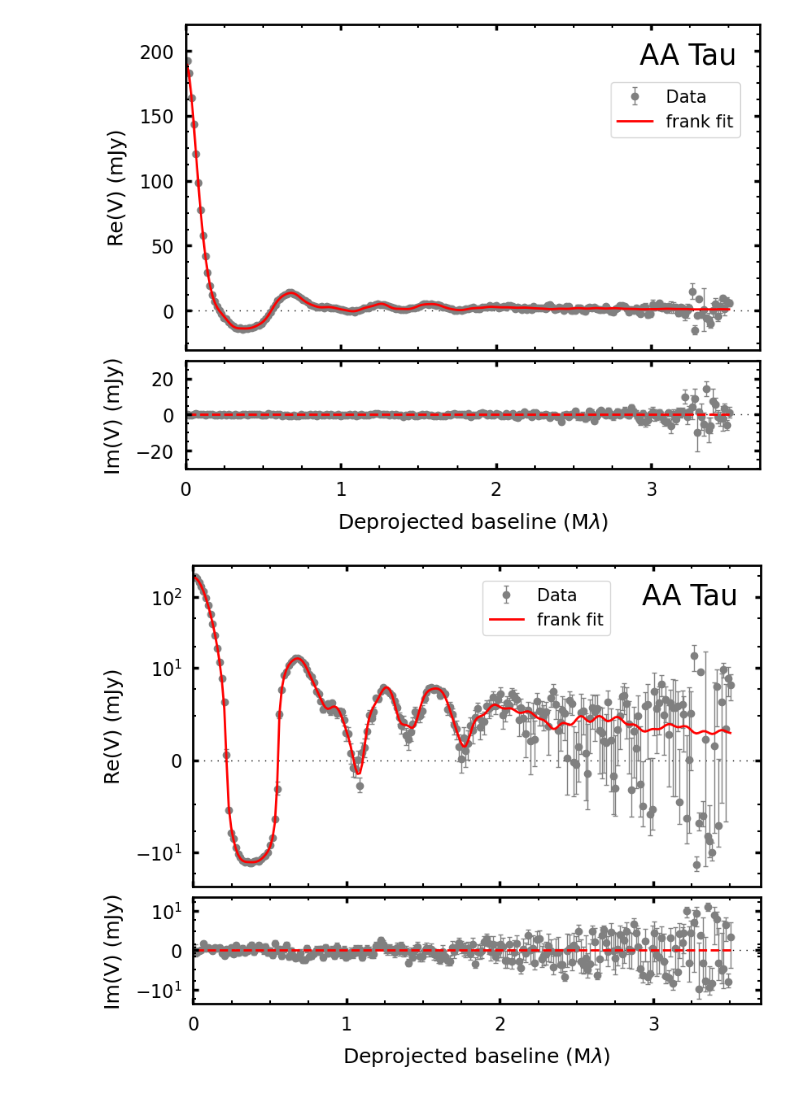
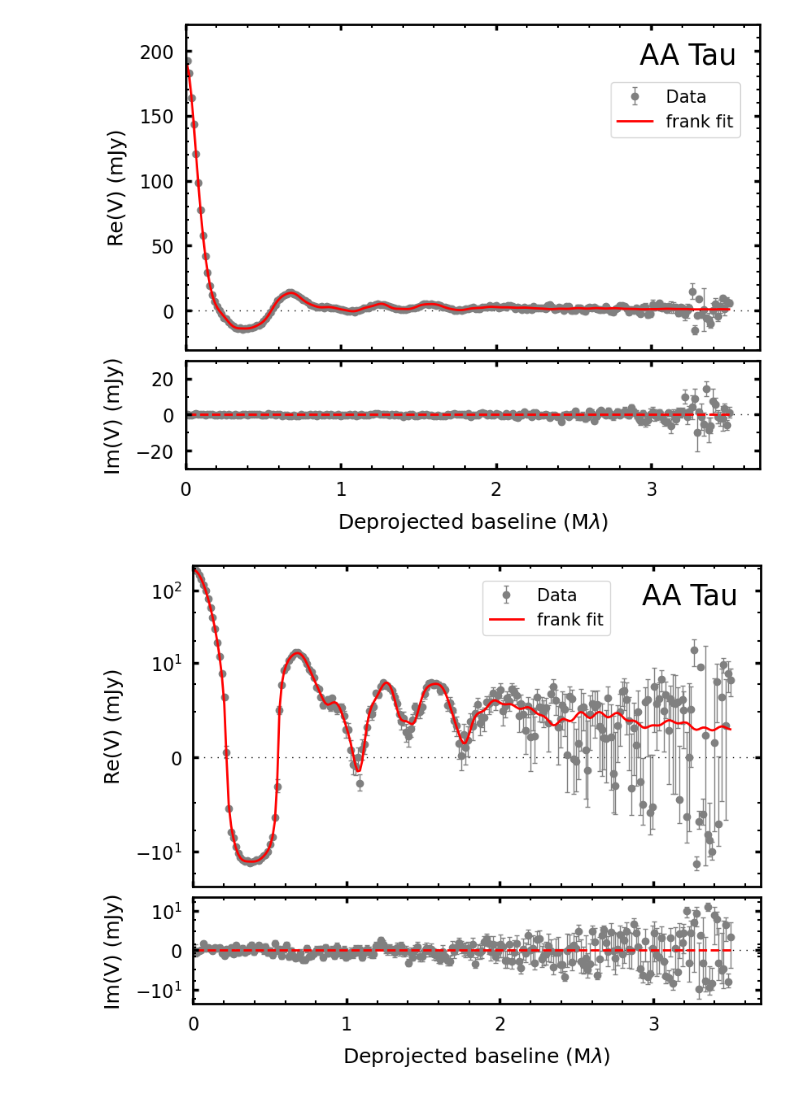
Before and after one commit to pcurone/exoALMA_continuum_pipeline, a Jupyter notebook: analysis/visibility_plot_frank_fit.ipynb, the cells around one changed output. Drawn from its saved outputs; the diff is of its cells as text; code cells hidden in the pictures.

```diff
--- a/analysis/visibility_plot_frank_fit.ipynb
+++ b/analysis/visibility_plot_frank_fit.ipynb
@@ -26,6 +26,20 @@ import diskdictionary as disk
 # %%
 target = 'AA_Tau'
 target_label = disk.disk[target]['label']
+
+bin_width = 15e3
+
+xlim = 3.7
+x_maj_ticks = 1
+x_min_ticks = x_maj_ticks/5
+
+re_ymin, re_ymax = -30, 220
+re_y_maj_ticks = 50
+re_y_min_ticks = re_y_maj_ticks/5
+
+im_ylim = 30
+im_y_maj_ticks = 20
+im_y_min_ticks = re_y_maj_ticks/4
 # %%
 # Load data
 dat_uv = np.load(f'../data/{target}_continuum.vis.npz')
@@ -125,54 +135,51 @@ axs[1].plot(binned_vis.uv / 1e6, np.zeros(binned_vis.uv.shape[0]), color='r', li
 axs[0].hlines(0,-10,10, alpha=1, linestyle=(0,(1,5)), color='k', linewidth=1, zorder=0)
 axs[1].hlines(0,-10,10, alpha=1, linestyle=(0,(1,5)), color='k', linewidth=1, zorder=0)
 
-axs[0].set_xlim(0,3.7)
-axs[1].set_xlim(0,3.7)
-axs[0].set_ylim(-30,280)
-axs[1].set_ylim(-30,30)
+axs[0].set_xlim(0,xlim)
+axs[1].set_xlim(0,xlim)
+axs[0].set_ylim(re_ymin,re_ymax)
+axs[1].set_ylim(-im_ylim,im_ylim)
 
-index_xticks = 1
-axs[0].xaxis.set_major_locator(MultipleLocator(index_xticks))
-axs[0].xaxis.set_minor_locator(MultipleLocator(index_xticks/4))
-axs[1].xaxis.set_major_locator(MultipleLocator(index_xticks))
-axs[1].xaxis.set_minor_locator(MultipleLocator(index_xticks/4))
+axs[0].xaxis.set_major_locator(MultipleLocator(x_maj_ticks))
+axs[0].xaxis.set_minor_locator(MultipleLocator(x_min_ticks))
+axs[1].xaxis.set_major_locator(MultipleLocator(x_maj_ticks))
+axs[1].xaxis.set_minor_locator(MultipleLocator(x_min_ticks))
 
-index_yticks_Re = 50
-axs[0].yaxis.set_major_locator(MultipleLocator(index_yticks_Re))
-axs[0].yaxis.set_minor_locator(MultipleLocator(index_yticks_Re/4))
+axs[0].yaxis.set_major_locator(MultipleLocator(re_y_maj_ticks))
+axs[0].yaxis.set_minor_locator(MultipleLocator(re_y_min_ticks))
 
-index_yticks_Im = 20
-axs[1].yaxis.set_major_locator(MultipleLocator(index_yticks_Im))
-axs[1].yaxis.set_minor_locator(MultipleLocator(index_yticks_Im/4))
+axs[1].yaxis.set_major_locator(MultipleLocator(im_y_maj_ticks))
+axs[1].yaxis.set_minor_locator(MultipleLocator(re_y_min_ticks))
 
 axs[0].tick_params(which='major',axis='both',right=True,top=True, labelsize=16, pad=10,width=2.5, length=5,direction='in',color='k')
 axs[0].tick_params(which='minor',axis='both',right=True,top=True, labelsize=16, pad=10,width=1.5, length=3,direction='in',color='k')
 
 axs[1].tick_params(which='major',axis='both',right=True,top=True, labelsize=16, pad=10,width=2.5, length=5,direction='in',color='k')
 axs[1].tick_params(which='minor',axis='both',right=True,top=True, labelsize=16, pad=10,width=1.5, length=3,direction='in',color='k')
 
 axs[0].set_xlabel(r'Deprojected baseline (M$\lambda$)', fontsize = 18, labelpad=10)
 axs[0].set_ylabel('Re(V) (mJy)', fontsize = 18, labelpad=10)
 
 axs[1].set_xlabel(r'Deprojected baseline (M$\lambda$)', fontsize = 18, labelpad=10)
 axs[1].set_ylabel('Im(V) (mJy)', fontsize = 18, labelpad=10)
 
 axs[0].set_yscale('asinh')
 axs[0].set_yticks([-10,0,10, 100])
 
 axs[1].set_yscale('asinh')
 axs[1].set_yticks([-10,0,10])
 
 handles, labels = axs[0].get_legend_handles_labels()
 order = [1, 0]  # frank fit second (index 0), Data first (index 1)
 axs[0].legend([handles[idx] for idx in order],[labels[idx] for idx in order],
               bbox_to_anchor=[0.75, 0.98], fontsize=15)
 
 # Hide x labels and tick labels for top plots and y ticks for right plots.
 for ax in axs.flat:
     ax.label_outer()
 
 for axis in ['top', 'bottom', 'left', 'right']:
     axs[0].spines[axis].set_linewidth(2)
     axs[1].spines[axis].set_linewidth(2)
 # %% [output]
-[figure, old version]
+[figure, new version]
```
Also changed, not shown: parts of 2 cells of this notebook.
